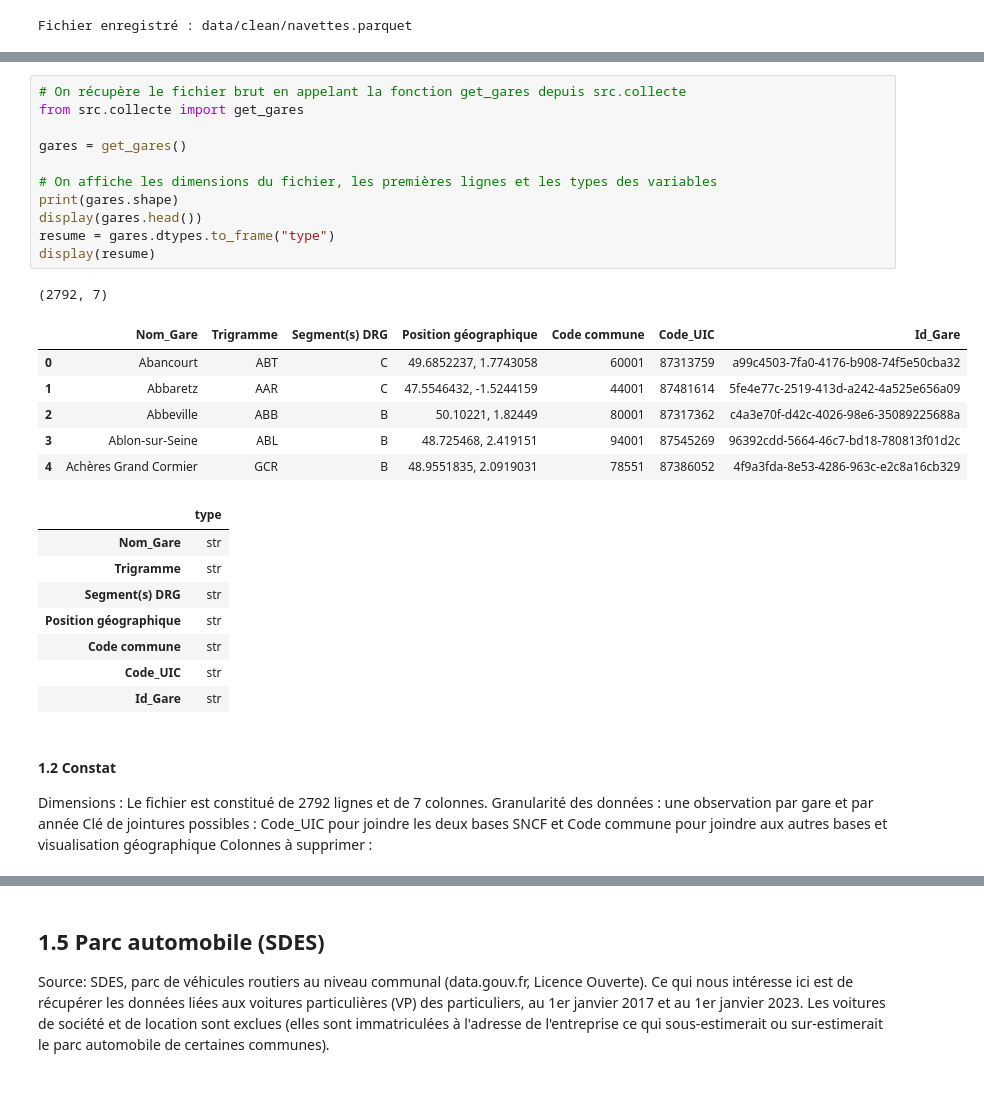
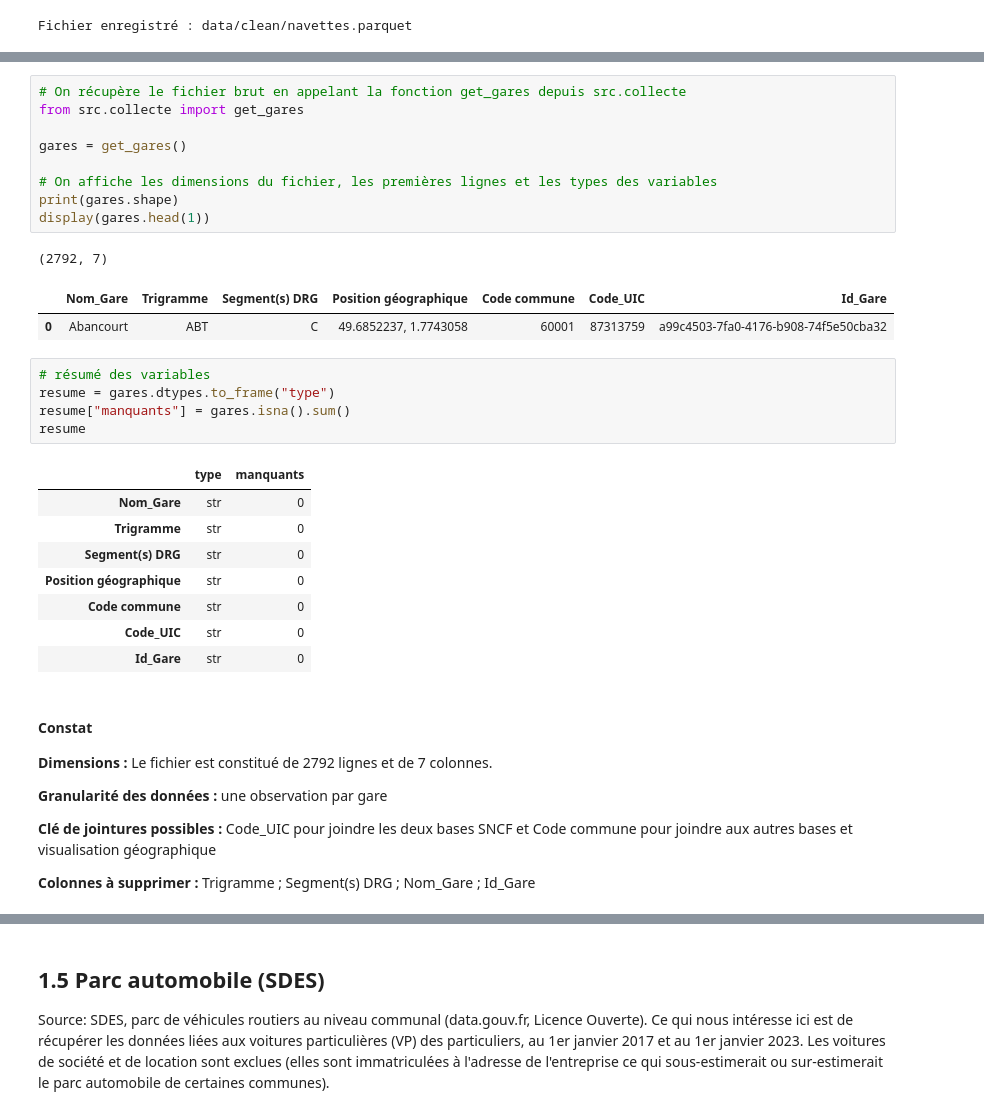
Before and after one commit to eleonoresamson3-alt/le-rail-suit-il-la-France-qui-grandit-, a Jupyter notebook: notebooks/01_donnees.ipynb, the cells around one changed output, grey strips where cells are left out. Saved outputs shown, nothing was run; the diff lists cells and outputs as text; blank space fills up the shorter version.

Commit message:
update notebook 01 gares

```diff
--- a/notebooks/01_donnees.ipynb
+++ b/notebooks/01_donnees.ipynb
@@ -319,37 +314,40 @@ Les données relative aux gares, à leur identification et à leur localisation
 # %%
 # On récupère le fichier brut en appelant la fonction get_gares depuis src.collecte
 from src.collecte import get_gares
 
 gares = get_gares()
 
 # On affiche les dimensions du fichier, les premières lignes et les types des variables
 print(gares.shape)
-display(gares.head())
-resume = gares.dtypes.to_frame("type")
-display(resume)
+display(gares.head(1))
 # %% [output]
 (2792, 7)
 |  | Nom_Gare | Trigramme | Segment(s) DRG | Position géographique | Code commune | Code_UIC | Id_Gare |
 | 0 | Abancourt | ABT | C | 49.6852237, 1.7743058 | 60001 | 87313759 | a99c4503-7fa0-4176-b908-74f5e50cba32 |
-| 1 | Abbaretz | AAR | C | 47.5546432, -1.5244159 | 44001 | 87481614 | 5fe4e77c-2519-413d-a242-4a525e656a09 |
-| 2 | Abbeville | ABB | B | 50.10221, 1.82449 | 80001 | 87317362 | c4a3e70f-d42c-4026-98e6-35089225688a |
-| 3 | Ablon-sur-Seine | ABL | B | 48.725468, 2.419151 | 94001 | 87545269 | 96392cdd-5664-46c7-bd18-780813f01d2c |
-| 4 | Achères Grand Cormier | GCR | B | 48.9551835, 2.0919031 | 78551 | 87386052 | 4f9a3fda-8e53-4286-963c-e2c8a16cb329 |
-|  | type |
-| Nom_Gare | str |
-| Trigramme | str |
-| Segment(s) DRG | str |
-| Position géographique | str |
-| Code commune | str |
-| Code_UIC | str |
-| Id_Gare | str |
+# %%
+# résumé des variables
+resume = gares.dtypes.to_frame("type")
+resume["manquants"] = gares.isna().sum()
+resume
+# %% [output]
+|  | type | manquants |
+| Nom_Gare | str | 0 |
+| Trigramme | str | 0 |
+| Segment(s) DRG | str | 0 |
+| Position géographique | str | 0 |
+| Code commune | str | 0 |
+| Code_UIC | str | 0 |
+| Id_Gare | str | 0 |
 # %% [markdown]
-#### 1.2 Constat
+#### Constat
 
-Dimensions : Le fichier est constitué de 2792 lignes et de 7 colonnes.
-Granularité des données : une observation par gare et par année
-Clé de jointures possibles : Code_UIC pour joindre les deux bases SNCF et Code commune pour joindre aux autres bases et visualisation géographique
-Colonnes à supprimer :
+**Dimensions :** Le fichier est constitué de 2792 lignes et de 7 colonnes.
+
+**Granularité des données :** une observation par gare
+
+**Clé de jointures possibles :** Code_UIC pour joindre les deux bases SNCF et Code commune pour joindre aux autres bases et visualisation géographique
+
+**Colonnes à supprimer :** Trigramme ; Segment(s) DRG ; Nom_Gare ; Id_Gare
 # %%
 # On récupère le fichier nettoyé en appelant la fonction clean_gares depuis src.nettoyage
 from src.nettoyage import clean_gares
```
Also changed, not shown: parts of 15 cells of this notebook.
